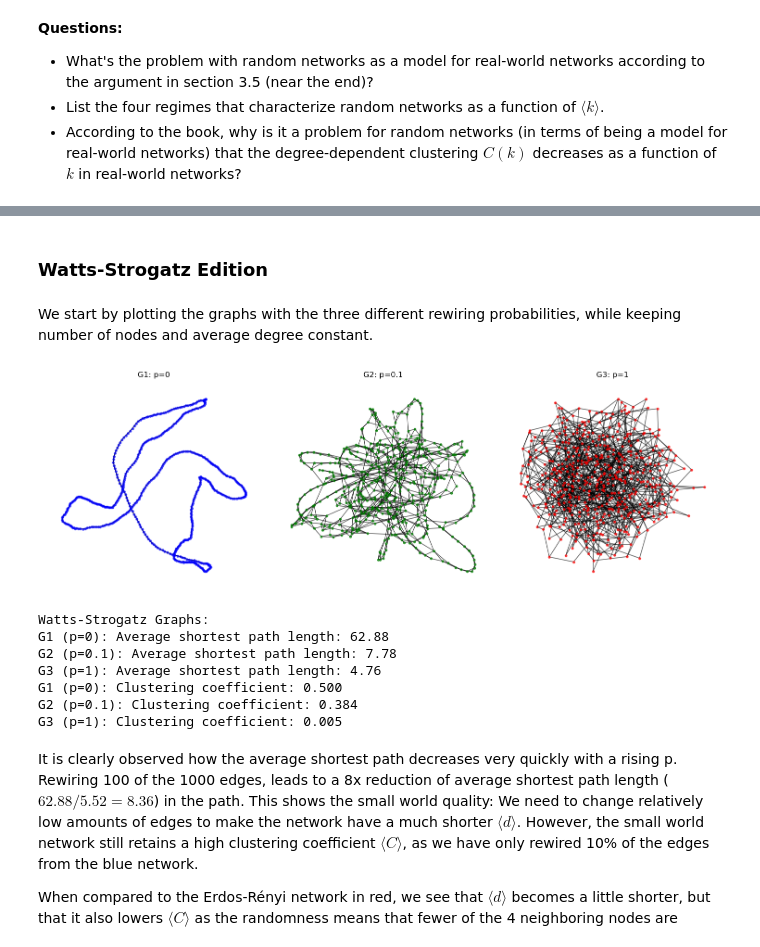
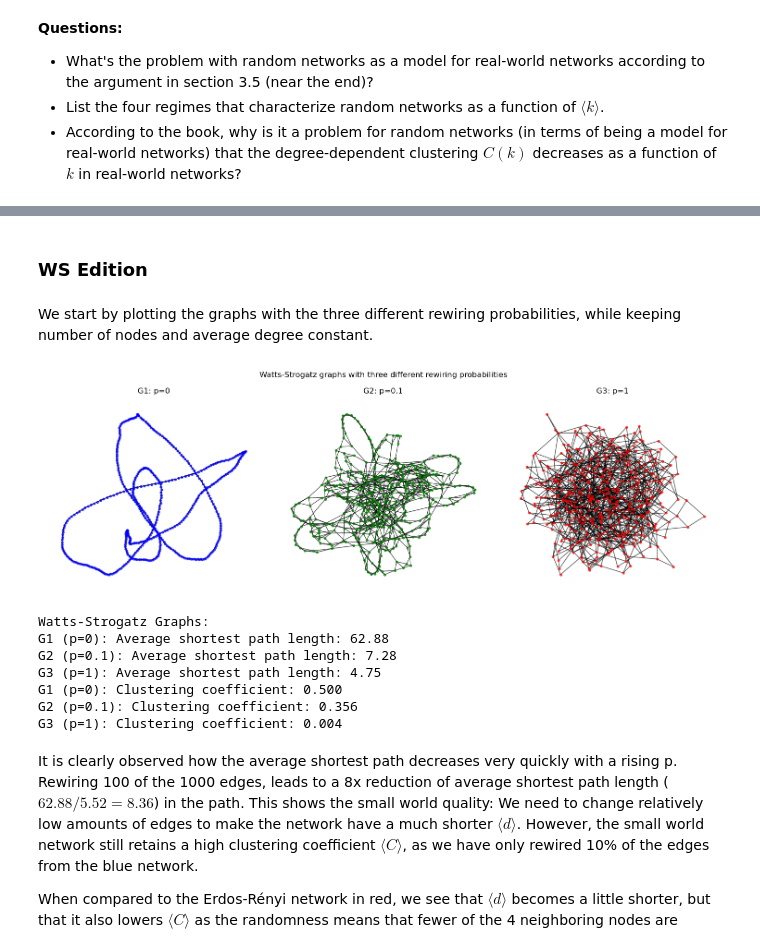
Before and after one commit to Somon8/social_graphs_25, a Jupyter notebook: Assignment 1.ipynb, the cells around one changed output, grey strips where cells are left out. Cells and saved outputs as stored; diff of their text form; code cells hidden in the pictures.

Commit message:
Execute and output results for code cell
Updated the execution count and added output (image/png) for a code cell in Assignment 1.ipynb, indicating the cell was run and its result was captured.

```diff
--- a/Assignment 1.ipynb
+++ b/Assignment 1.ipynb
@@ -87,44 +76,44 @@ Reference: Barabási, A.-L. (2016). Network Science, Chapter 3, Section 3.9
 # %% [markdown]
-### Watts-Strogatz Edition
+### WS Edition
 # %% [markdown]
 We start by plotting the graphs with the three different rewiring probabilities, while keeping number of nodes and average degree constant.
 # %%
 import networkx as nx
 import matplotlib.pyplot as plt
 G1 = nx.watts_strogatz_graph(500, 4, 0)
 G2 = nx.watts_strogatz_graph(500, 4, 0.1)
 G3 = nx.watts_strogatz_graph(500, 4, 1)
 
 
 fig, axes = plt.subplots(1, 3, figsize=(15, 5))
 
 nx.draw(G1, ax=axes[0], node_size=10, node_color='blue', alpha=0.7)
 axes[0].set_title('G1: p=0')
 
 nx.draw(G2, ax=axes[1], node_size=10, node_color='green', alpha=0.7)
 axes[1].set_title('G2: p=0.1')
 
 nx.draw(G3, ax=axes[2], node_size=10, node_color='red', alpha=0.7)
 axes[2].set_title('G3: p=1')
-
+fig.suptitle('Watts-Strogatz graphs with three different rewiring probabilities')
 plt.tight_layout()
 plt.show()
 print("Watts-Strogatz Graphs:")
 print("G1 (p=0): Average shortest path length:", f"{nx.average_shortest_path_length(G1):.2f}")
 print("G2 (p=0.1): Average shortest path length:", f"{nx.average_shortest_path_length(G2):.2f}")
 print("G3 (p=1): Average shortest path length:", f"{nx.average_shortest_path_length(G3):.2f}")
 print("G1 (p=0): Clustering coefficient:", f"{nx.average_clustering(G1):.3f}")
 print("G2 (p=0.1): Clustering coefficient:", f"{nx.average_clustering(G2):.3f}")
 print("G3 (p=1): Clustering coefficient:", f"{nx.average_clustering(G3):.3f}")
 # %% [output]
-[figure, old version]
+[figure, new version]
 Watts-Strogatz Graphs:
 G1 (p=0): Average shortest path length: 62.88
-G2 (p=0.1): Average shortest path length: 7.78
-G3 (p=1): Average shortest path length: 4.76
+G2 (p=0.1): Average shortest path length: 7.28
+G3 (p=1): Average shortest path length: 4.75
 G1 (p=0): Clustering coefficient: 0.500
-G2 (p=0.1): Clustering coefficient: 0.384
-G3 (p=1): Clustering coefficient: 0.005
+G2 (p=0.1): Clustering coefficient: 0.356
+G3 (p=1): Clustering coefficient: 0.004
 # %% [markdown]
 It is clearly observed how the average shortest path decreases very quickly with a rising p. Rewiring 100 of the 1000 edges, leads to a 8x reduction of average shortest path length ($62.88/5.52 = 8.36$) in the path. This shows the small world quality: We need to change relatively low amounts of edges to make the network have a much shorter $\langle d \rangle$. However, the small world network still retains a high clustering coefficient $\langle C \rangle$, as we have only rewired 10% of the edges from the blue network.
 
```
Also changed, not shown: parts of 25 cells of this notebook.
